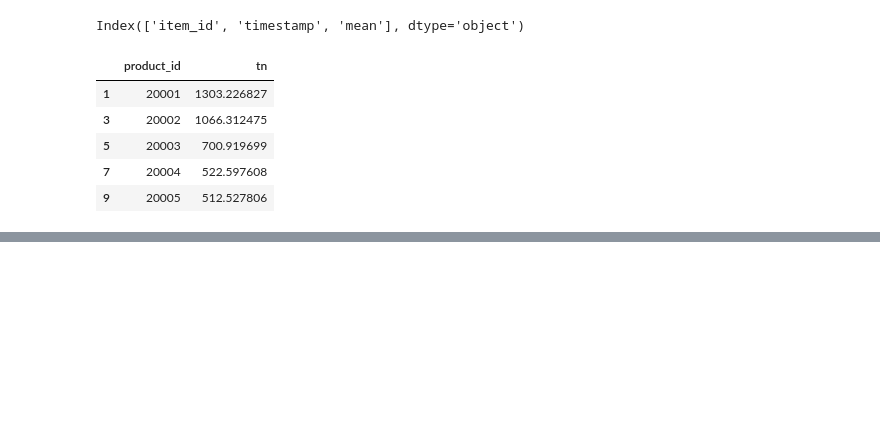
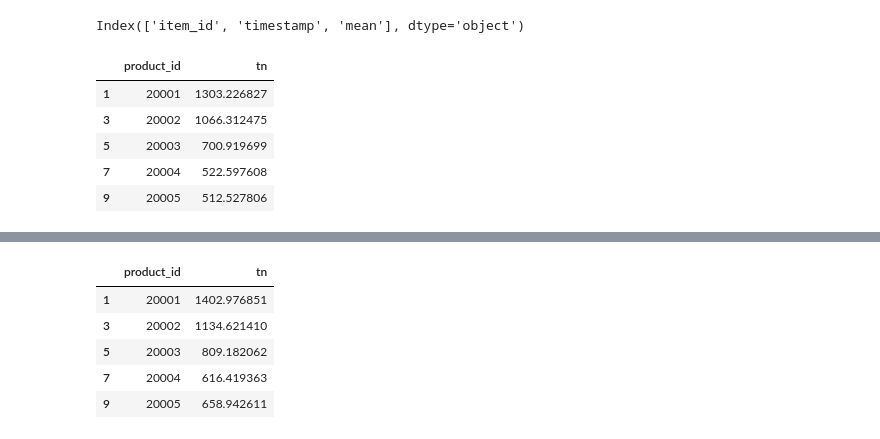
Before and after one commit to leonardoheis/lab3, a Jupyter notebook: notebooks/script_autogluon_parametros_v01-07.ipynb, the cells around one changed output, grey strips where cells are left out. Cells and saved outputs as stored; diff of their text form; code cells hidden in the pictures; blank space fills up the shorter version.

Commit message:
autogluon con nuevos cambios

```diff
--- a/notebooks/script_autogluon_parametros_v01-07.ipynb
+++ b/notebooks/script_autogluon_parametros_v01-07.ipynb
@@ -137,0 +229,22 @@ resultado.head()
+# %%
+# Tomar solo item_id y la predicción 'mean'
+resultado2 = forecast2['mean'].reset_index()[['item_id', 'mean']]
+resultado2.columns = ['product_id', 'tn']
+
+# Filtrar solo febrero 2020
+resultado2 = forecast2['mean'].reset_index()
+resultado2 = resultado2[resultado2['timestamp'] == '2020-02-01']
+
+# Renombrar columnas
+resultado2 = resultado2[['item_id', 'mean']]
+resultado2.columns = ['product_id', 'tn']
+# %%
+resultado2.to_csv("../data/autogluon_202002_v2.csv", index=False)
+resultado2.head()
+# %% [output]
+|  | product_id | tn |
+| 1 | 20001 | 1402.976851 |
+| 3 | 20002 | 1134.621410 |
+| 5 | 20003 | 809.182062 |
+| 7 | 20004 | 616.419363 |
+| 9 | 20005 | 658.942611 |
```
Also changed, not shown: parts of 5 cells of this notebook.
